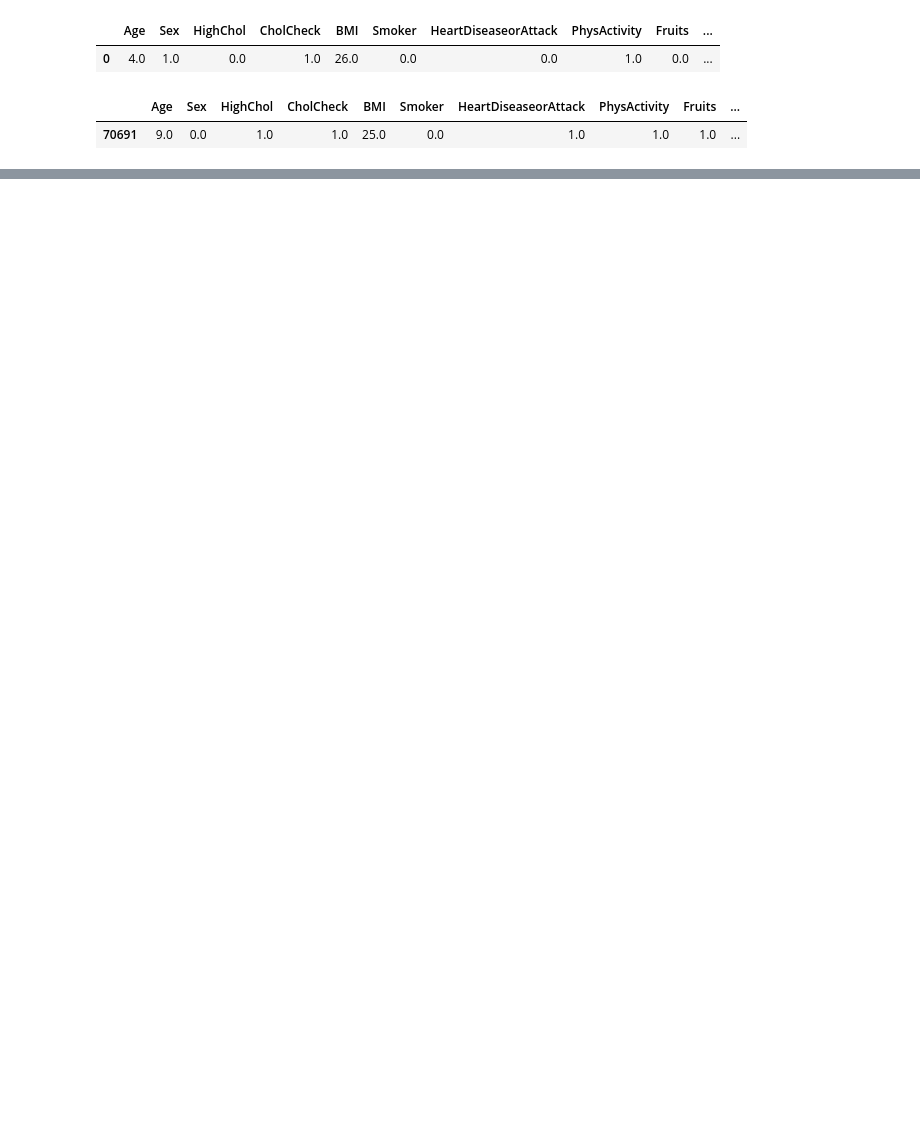
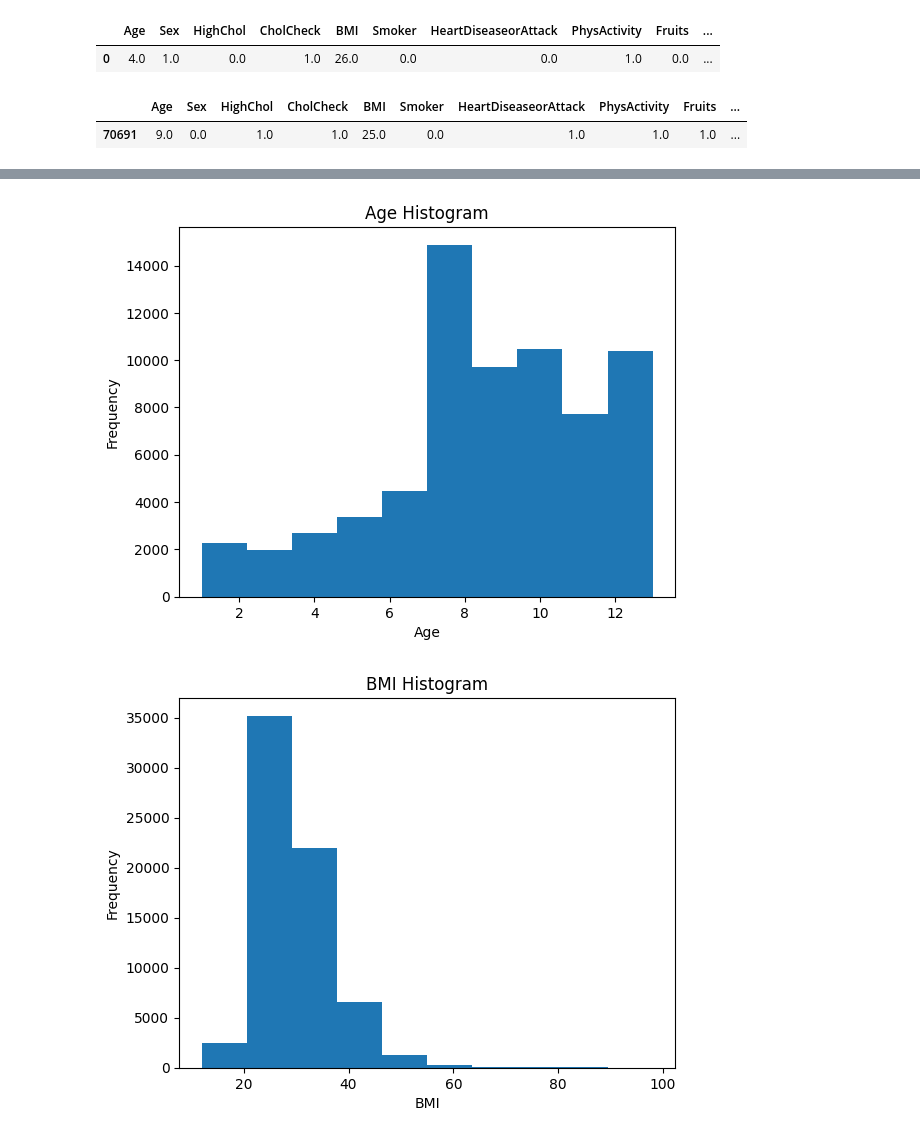
Before and after one commit to aarshabh/Diabetes-Prediction-Model, a Jupyter notebook: Term Project.ipynb, the cells around one changed output, grey strips where cells are left out. Cells and saved outputs as stored; diff of their text form; code cells hidden in the pictures; blank space fills up the shorter version.

```diff
--- a/Term Project.ipynb
+++ b/Term Project.ipynb
@@ -115,0 +141,4 @@ df.tail(1)
+# %%
+categorical_col = [col for col in df.columns if df[col].nunique() == 2]
+# %%
+numerical_col = [col for col in df.columns if col not in categorical_col]
@@ -115,0 +257,10 @@ df.tail(1)
+# %%
+for col in numerical_col:
+    plt.hist(df[col])
+    plt.title(f'{col} Histogram')
+    plt.xlabel(col)
+    plt.ylabel('Frequency')
+    plt.show()
+# %% [output]
+[figure, added]
+[figure, added]
```
Also changed, not shown: parts of 21 cells of this notebook.
